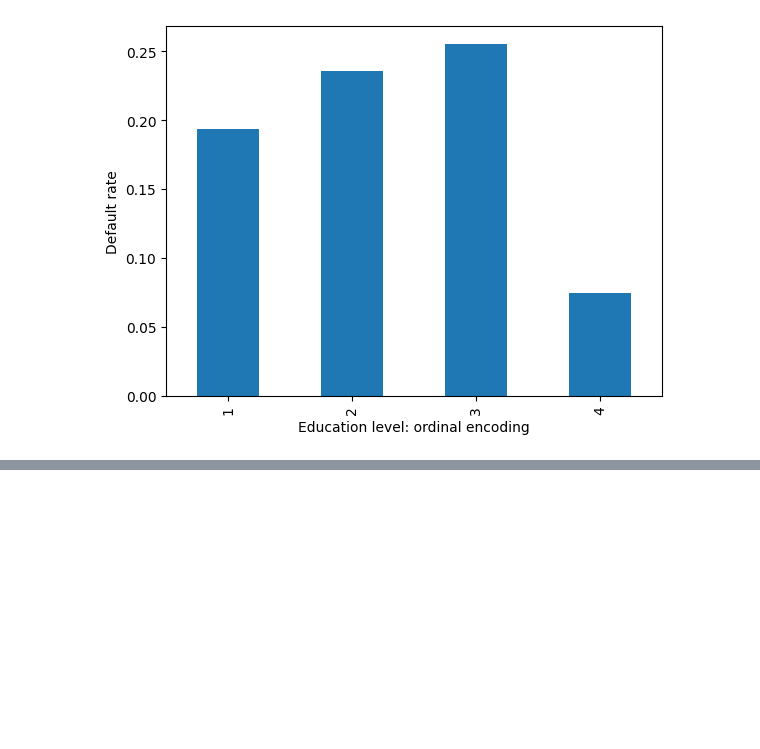
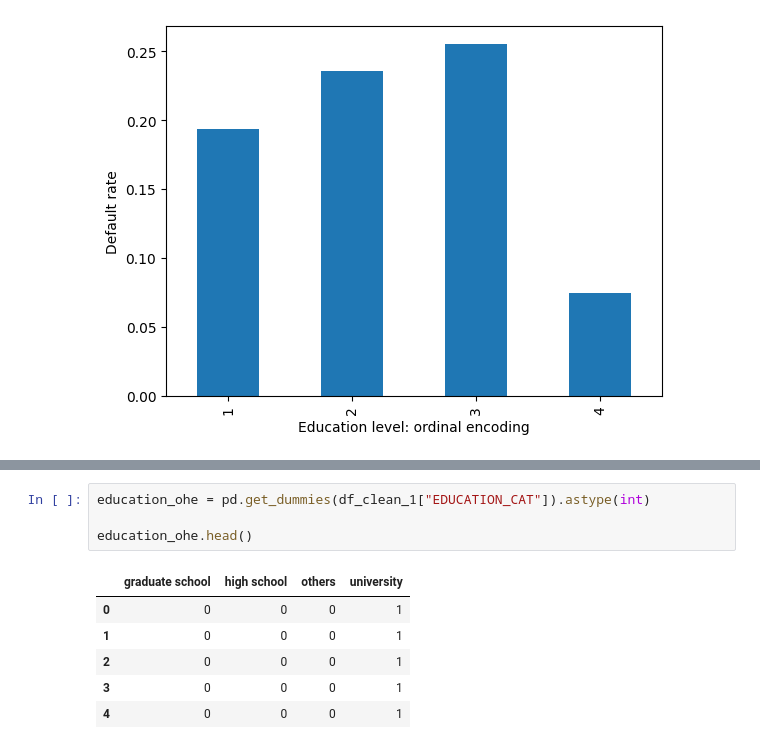
Before and after one commit to danzpy/book-data-science-projects-with-python, a Jupyter notebook: predicao-bons-pagadores.ipynb, the cells around one changed output, grey strips where cells are left out. Cells and saved outputs as stored; diff of their text form; blank space fills up the shorter version.

```diff
--- a/predicao-bons-pagadores.ipynb
+++ b/predicao-bons-pagadores.ipynb
@@ -303,0 +313,11 @@ plt.xlabel('Education level: ordinal encoding');
+# %%
+education_ohe = pd.get_dummies(df_clean_1["EDUCATION_CAT"]).astype(int)
+
+education_ohe.head()
+# %% [output]
+|  | graduate school | high school | others | university |
+| 0 | 0 | 0 | 0 | 1 |
+| 1 | 0 | 0 | 0 | 1 |
+| 2 | 0 | 0 | 0 | 1 |
+| 3 | 0 | 0 | 0 | 1 |
+| 4 | 0 | 0 | 0 | 1 |
```
Also changed, not shown: parts of 6 cells of this notebook.
